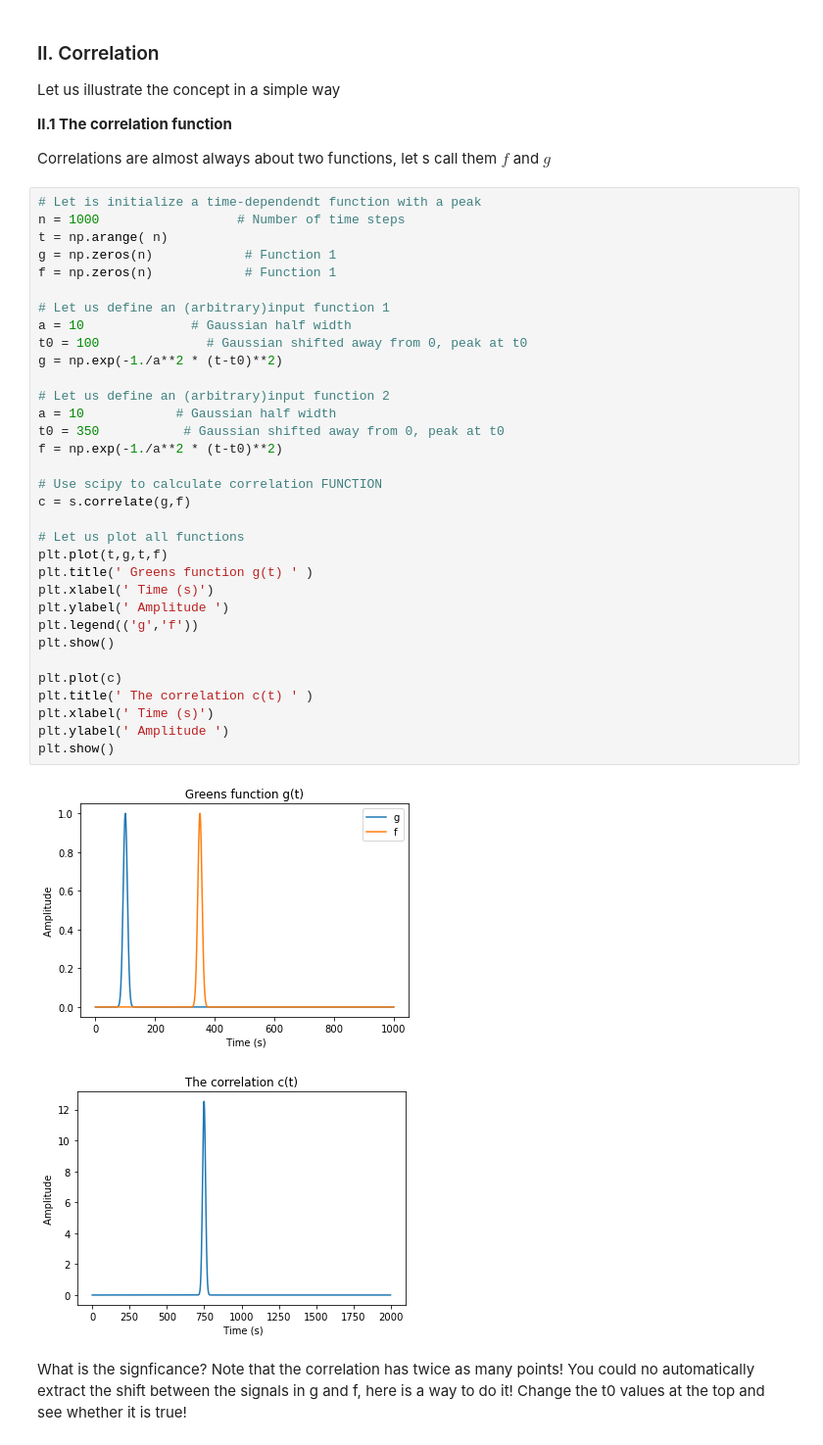
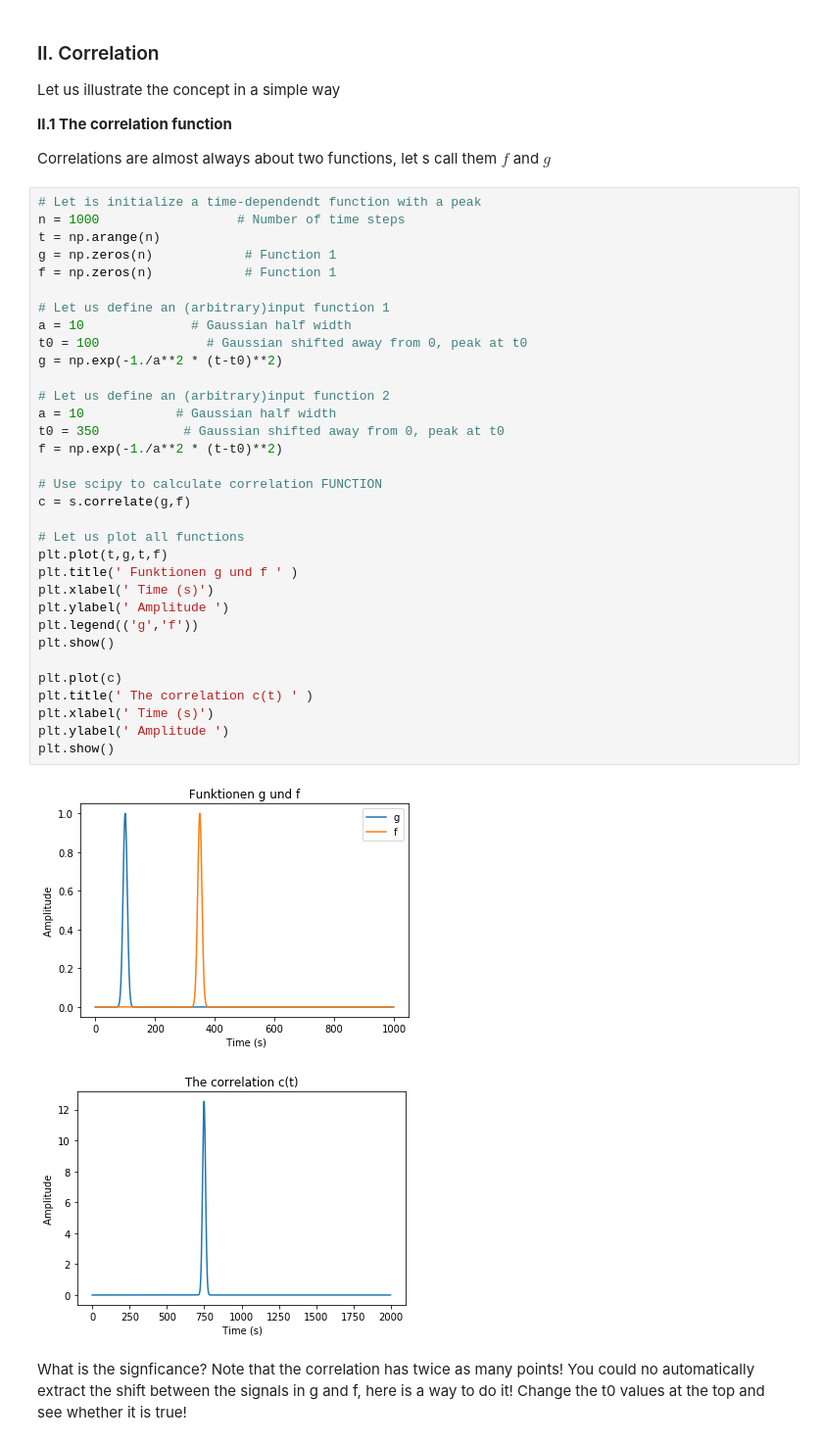
Before and after one commit to heinerigel/Jupyter-Notebook-for-Lectures, a Jupyter notebook: Notebooks/Data Analysis/Linear Systems - Correlation.ipynb, the cells around one changed output. Shown at 98% size. Saved outputs shown, nothing was run; the diff lists cells and outputs as text.

```diff
--- a/Notebooks/Data Analysis/Linear Systems - Correlation.ipynb
+++ b/Notebooks/Data Analysis/Linear Systems - Correlation.ipynb
@@ -19,39 +19,39 @@ Correlations are almost always about two functions, let s call them $f$ and $g$
 # %%
 # Let is initialize a time-dependendt function with a peak
 n = 1000                  # Number of time steps
-t = np.arange( n)
+t = np.arange(n)
 g = np.zeros(n)            # Function 1
 f = np.zeros(n)            # Function 1
 
 # Let us define an (arbitrary)input function 1
 a = 10              # Gaussian half width
 t0 = 100              # Gaussian shifted away from 0, peak at t0
 g = np.exp(-1./a**2 * (t-t0)**2)
 
 # Let us define an (arbitrary)input function 2
 a = 10            # Gaussian half width
 t0 = 350           # Gaussian shifted away from 0, peak at t0
 f = np.exp(-1./a**2 * (t-t0)**2)
 
 # Use scipy to calculate correlation FUNCTION
 c = s.correlate(g,f)
 
 # Let us plot all functions
 plt.plot(t,g,t,f)
-plt.title(' Greens function g(t) ' )
+plt.title(' Funktionen g und f ' )
 plt.xlabel(' Time (s)')
 plt.ylabel(' Amplitude ')
 plt.legend(('g','f'))
 plt.show()
 
 plt.plot(c)
 plt.title(' The correlation c(t) ' )
 plt.xlabel(' Time (s)')
 plt.ylabel(' Amplitude ')
 plt.show()
 # %% [output]
-[figure, old version]
+[figure, new version]
-[figure, old version]
+[figure, new version]
 # %% [markdown]
 What is the signficance? Note that the correlation has twice as many points! You could no automatically extract the shift between the signals in g and f, here is a way to do it! Change the t0 values at the top and see whether it is true!
 # %%
```
Also changed, not shown: parts of 1 cell of this notebook, 2 other files.
